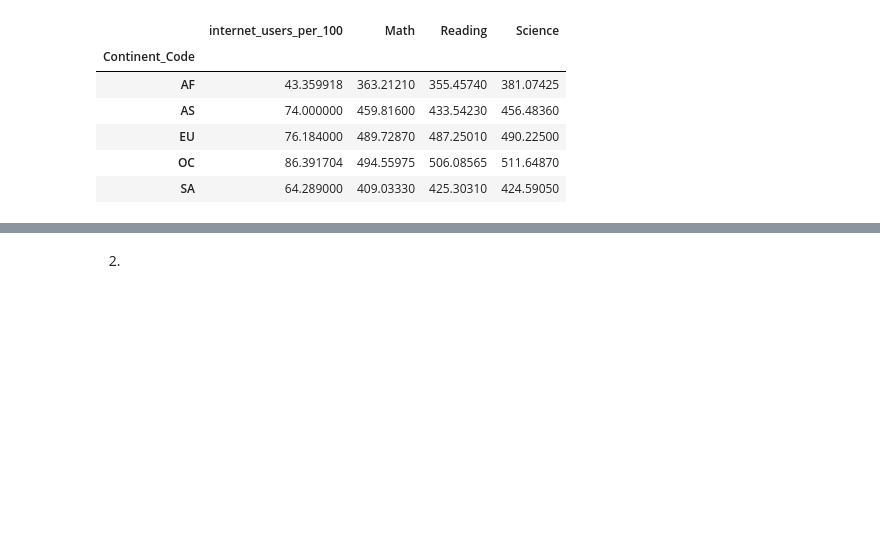
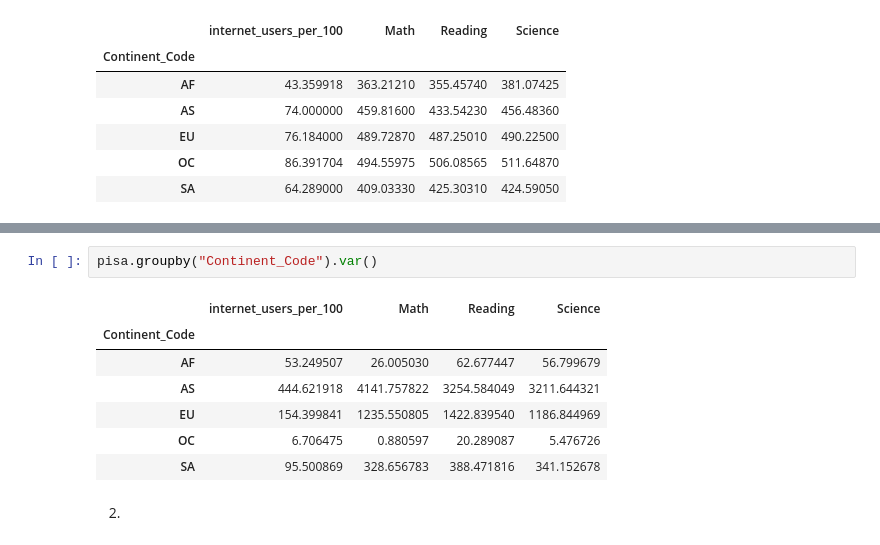
Before and after one commit to Ertugrul-Kurubal/Statistics-With-Python, a Jupyter notebook: Statistics Assignment-4 (Hypothesis Testing).ipynb, the cells around one changed output, grey strips where cells are left out. Cells and saved outputs as stored; diff of their text form; blank space fills up the shorter version.

```diff
--- a/Statistics Assignment-4 (Hypothesis Testing).ipynb
+++ b/Statistics Assignment-4 (Hypothesis Testing).ipynb
@@ -161,3 +173,13 @@ pisa.groupby("Continent_Code").median()
+# %%
+pisa.groupby("Continent_Code").var()
+# %% [output]
+|  | internet_users_per_100 | Math | Reading | Science |
+| Continent_Code |  |  |  |  |
+| AF | 53.249507 | 26.005030 | 62.677447 | 56.799679 |
+| AS | 444.621918 | 4141.757822 | 3254.584049 | 3211.644321 |
+| EU | 154.399841 | 1235.550805 | 1422.839540 | 1186.844969 |
+| OC | 6.706475 | 0.880597 | 20.289087 | 5.476726 |
+| SA | 95.500869 | 328.656783 | 388.471816 | 341.152678 |
 # %% [markdown]
 2.
 # %%
```
Also changed, not shown: parts of 2 cells of this notebook.
